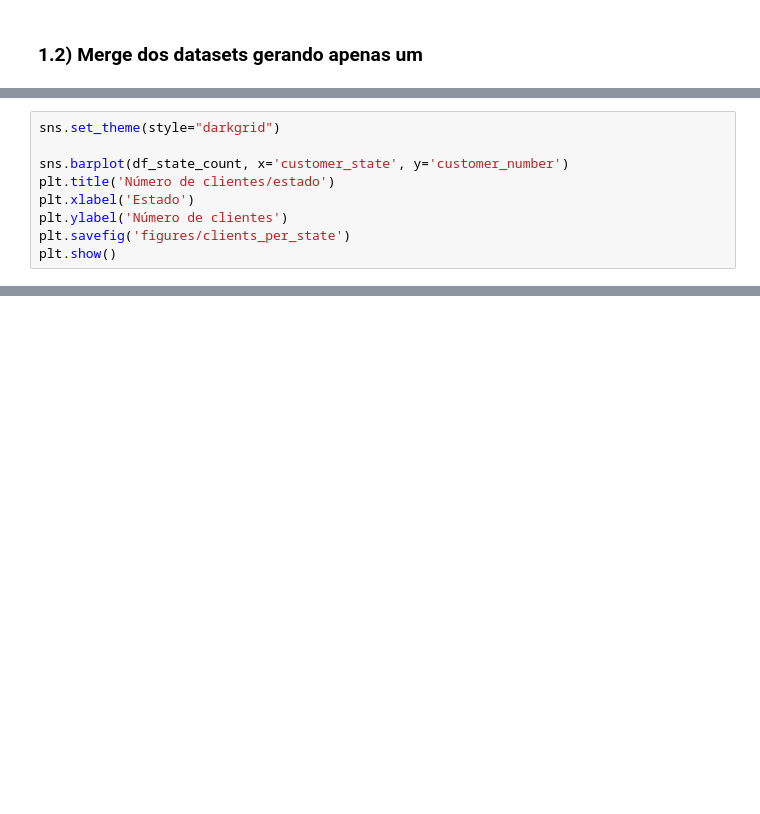
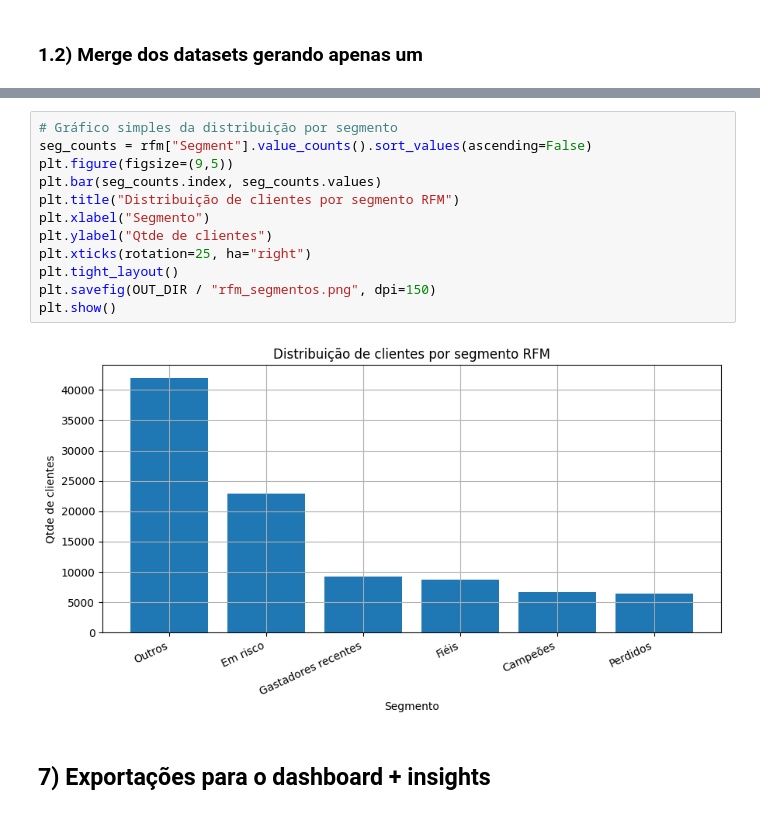
Before and after one commit to olavodd42/analise_exploratoria_olist, a Jupyter notebook: notebook.ipynb, the cells around one changed output, grey strips where cells are left out. Drawn from its saved outputs; the diff is of its cells as text; blank space fills up the shorter version.

```diff
--- a/notebook.ipynb
+++ b/notebook.ipynb
@@ -312,9 +283,0 @@ df_state_count.head(10)
-# %%
-sns.set_theme(style="darkgrid")
-
-sns.barplot(df_state_count, x='customer_state', y='customer_number')
-plt.title('Número de clientes/estado')
-plt.xlabel('Estado')
-plt.ylabel('Número de clientes')
-plt.savefig('figures/clients_per_state')
-plt.show()
@@ -1066,0 +394,16 @@ if not insights:
+# %%
+# Gráfico simples da distribuição por segmento
+seg_counts = rfm["Segment"].value_counts().sort_values(ascending=False)
+plt.figure(figsize=(9,5))
+plt.bar(seg_counts.index, seg_counts.values)
+plt.title("Distribuição de clientes por segmento RFM")
+plt.xlabel("Segmento")
+plt.ylabel("Qtde de clientes")
+plt.xticks(rotation=25, ha="right")
+plt.tight_layout()
+plt.savefig(OUT_DIR / "rfm_segmentos.png", dpi=150)
+plt.show()
+# %% [output]
+[figure, added]
+# %% [markdown]
+## 7) Exportações para o dashboard + insights
```
Also changed, not shown: parts of 100 cells of this notebook.
